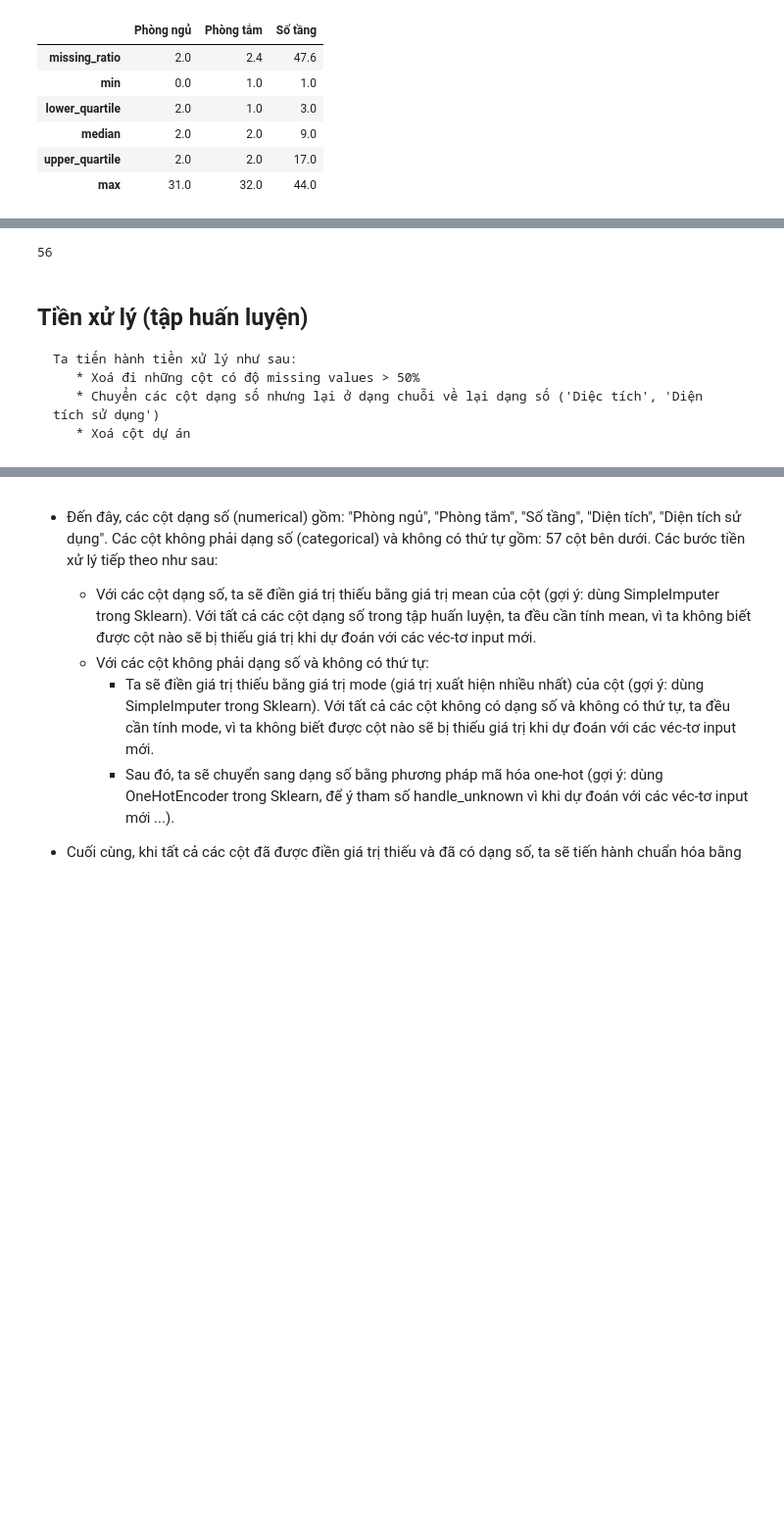
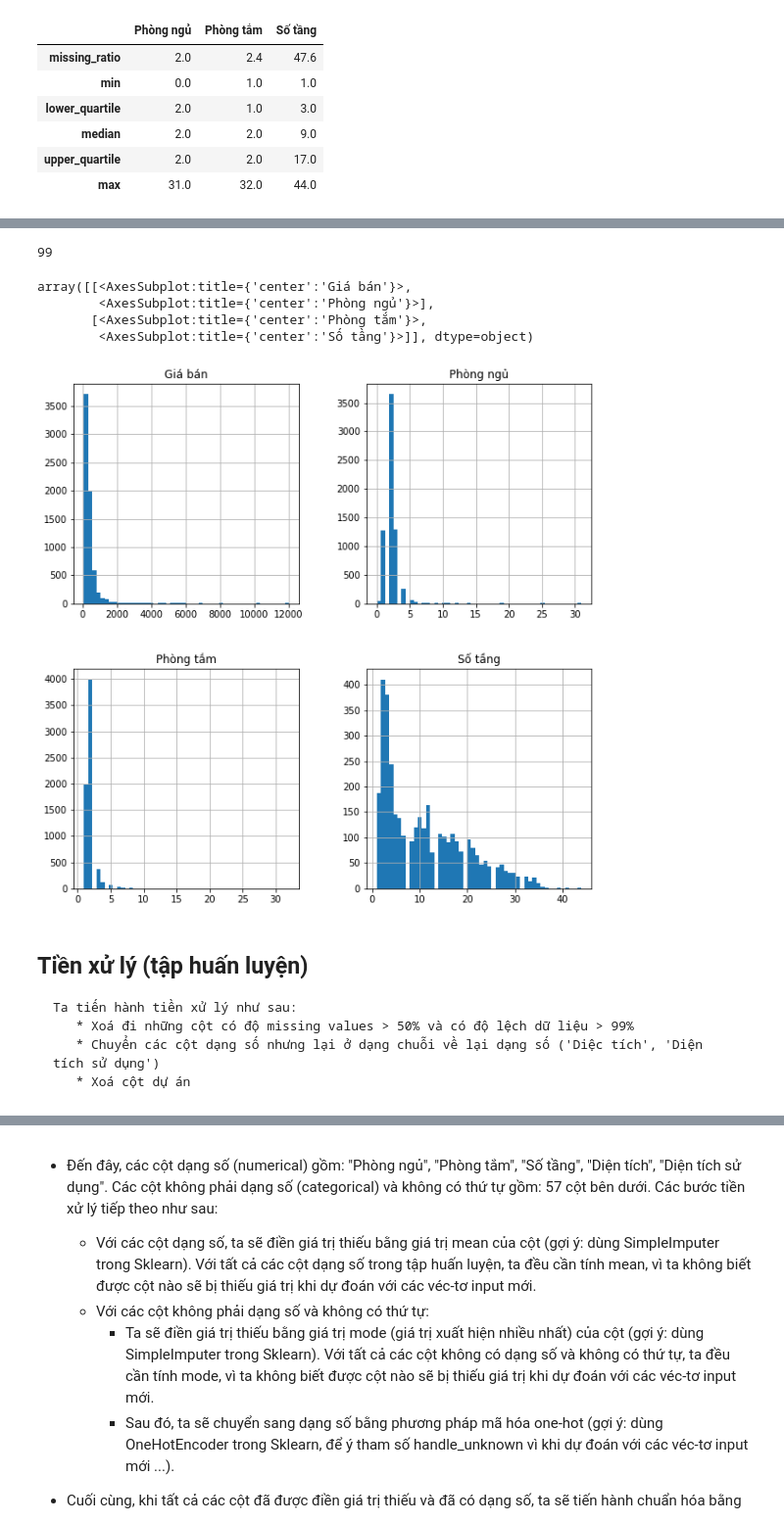
Before and after one commit to pdthuc/Project-House_Price_Prediction, a Jupyter notebook: Data/TienXuLy.ipynb, the cells around one changed output, grey strips where cells are left out. Shown at 98% size. Saved outputs shown, nothing was run; the diff lists cells and outputs as text; code cells hidden in the pictures; blank space fills up the shorter version.

```diff
--- a/Data/TienXuLy.ipynb
+++ b/Data/TienXuLy.ipynb
@@ -208,18 +196,32 @@ df.agg([missing_ratio, num_values, value_ratios])
 # %%
-# liệt kê các tập có độ missing values >= 50%
-
+# liệt kê các tập có độ missing values >= 50% và có độ lệch dữ liệu > 95% (đối với cate Yes, No)
+dropped_cols = []
 for i in range(0, df.shape[1]):
     if df.agg(missing_ratio)[i] >= 50:
-#         print(df.columns.values[i], df.agg(missing_ratio)[i])
+#         print('Missing: ', df.columns.values[i], df.agg(missing_ratio)[i])
         dropped_cols.append(df.columns.values[i])
+
+    elif 'Yes' in df.agg(value_ratios)[i] or 'No' in df.agg(value_ratios)[i]:
+        if df.agg(value_ratios)[i]['Yes'] > 99.0 or df.agg(value_ratios)[i]['No'] > 95.0:
+#             print('Values > 99: ', df.columns.values[i], df.agg(value_ratios)[i])
+            dropped_cols.append(df.columns.values[i])
+
 len(dropped_cols)
 # %% [output]
-56
+99
+# %%
+data.hist(bins=50, figsize=(10, 10))
+# %% [output]
+array([[<AxesSubplot:title={'center':'Giá bán'}>,
+        <AxesSubplot:title={'center':'Phòng ngủ'}>],
+       [<AxesSubplot:title={'center':'Phòng tắm'}>,
+        <AxesSubplot:title={'center':'Số tầng'}>]], dtype=object)
+[figure, added]
 # %% [markdown]
 ## Tiền xử lý (tập huấn luyện)
 
     Ta tiến hành tiền xử lý như sau:
-       * Xoá đi những cột có độ missing values > 50%
+       * Xoá đi những cột có độ missing values > 50% và có độ lệch dữ liệu > 99%
        * Chuyển các cột dạng số nhưng lại ở dạng chuỗi về lại dạng số ('Diệc tích', 'Diện tích sử dụng')
        * Xoá cột dự án
 # %%
```
Also changed, not shown: parts of 26 cells of this notebook.
